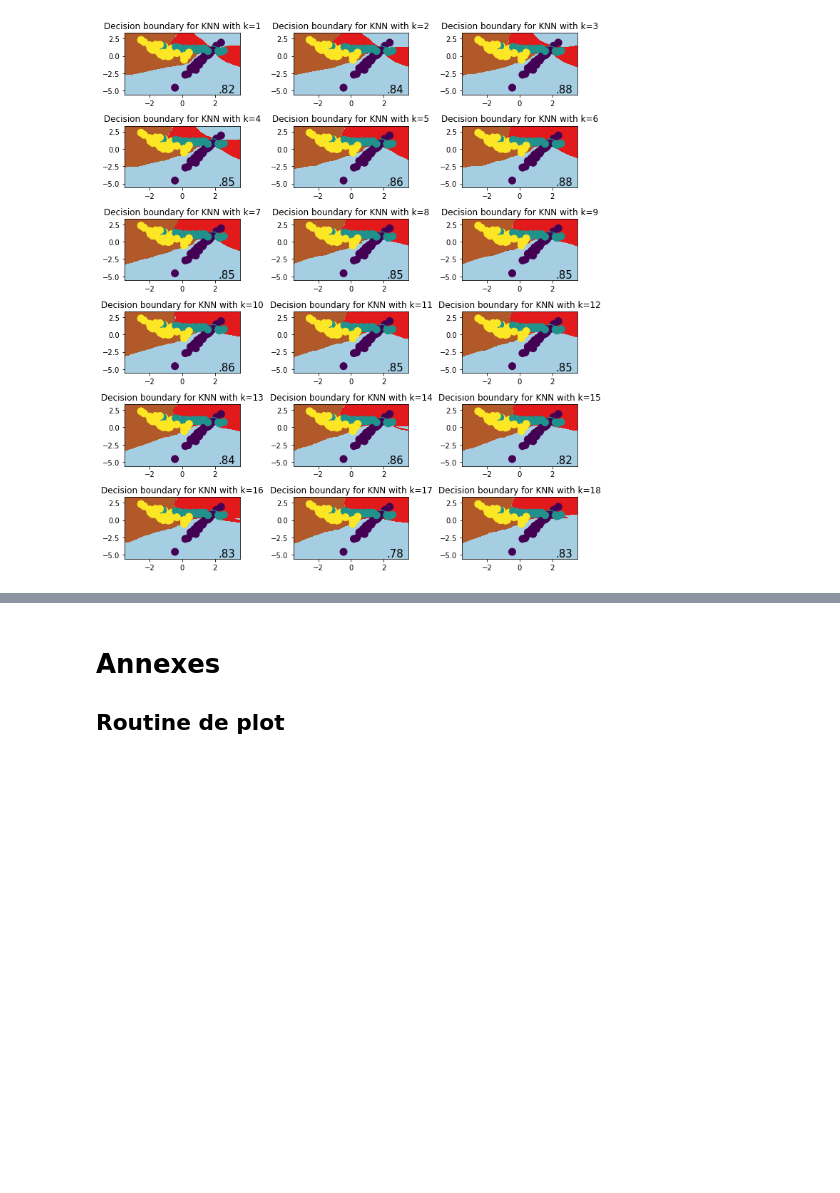
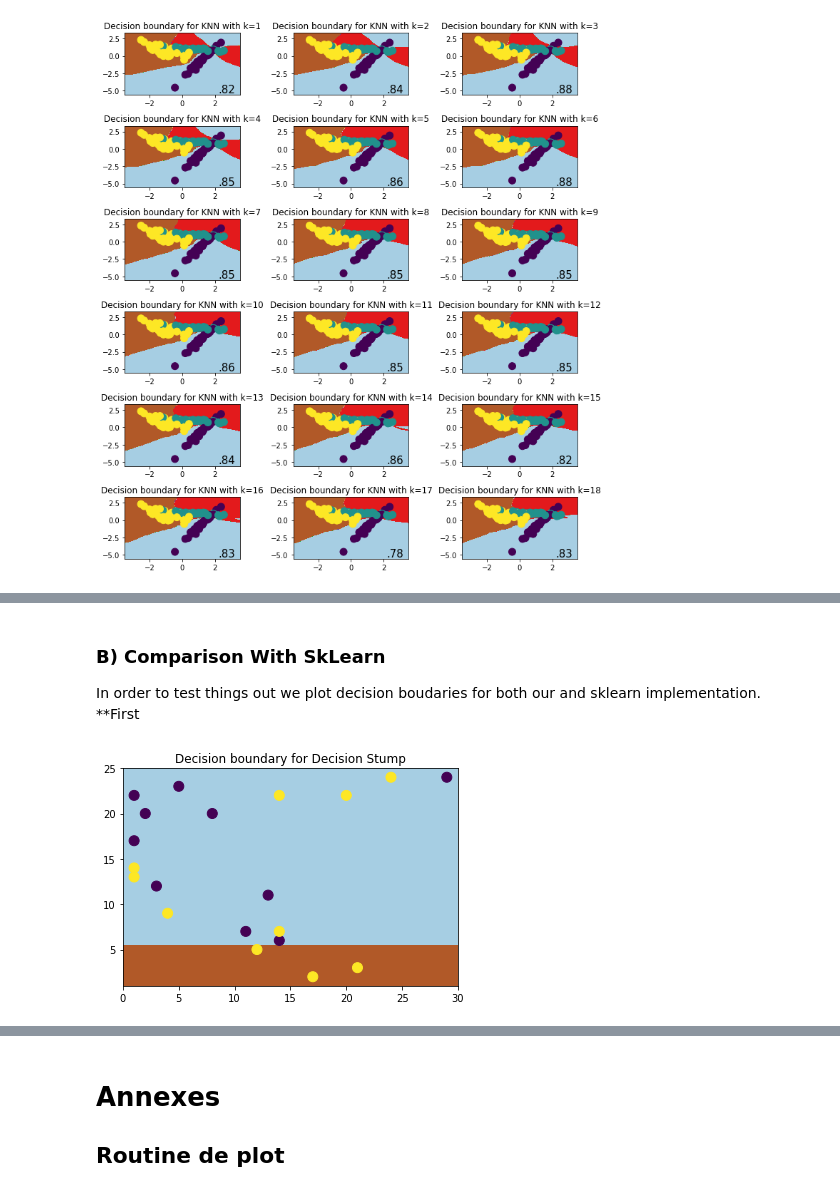
Before and after one commit to cosmo-sterin/M1_ENSL, a Jupyter notebook: ML/TP2/Rendu TP2 Tristan Sterin.ipynb, the cells around one changed output, grey strips where cells are left out. Saved outputs shown, nothing was run; the diff lists cells and outputs as text; code cells hidden in the pictures; blank space fills up the shorter version.

```diff
--- a/ML/TP2/Rendu TP2 Tristan Sterin.ipynb
+++ b/ML/TP2/Rendu TP2 Tristan Sterin.ipynb
@@ -28,7 +32,7 @@ class myKNN:
     # With:
     #      -data[i][:-1] = features
     #      -data[i][-1] = label
-    def learn(self, data, p=True):
+    def learn(self, data, p=True, distro=None):
         self._data = np.copy(data)
         if p:
             print("Done")
@@ -56,14 +60,6 @@ class myKNN:
     # for plotting purpose
     def name(self):
         return "KNN with k="+str(self._k)
-
-    # for cross val purpose
-    # sample is a matrix of labeled examples
-    def get_score_on(self, sample):
-        prediction = self.predict(sample[:,:-1])
-        labels = sample[:,-1:].squeeze()
-        success = (prediction == labels).sum()
-        return success/len(sample)
 # %% [markdown]
 ## 2) Tests
 ### a) Moons dataset
@@ -206,0 +319,16 @@ plt.show()
+# %% [markdown]
+### B) Comparison With SkLearn
+In order to test things out we plot decision boudaries for both our and sklearn implementation.
+**First
+# %%
+nb_points = 20
+A = np.random.randint(1,30,(nb_points,2)).astype(float)
+labels = np.random.choice(2,nb_points)
+uni = 1./(nb_points)*np.ones(nb_points)
+stump = myStump()
+stump.learn(np.c_[A,labels],uni)
+ax = plt.subplot(1,1,1)
+plot_frontiere(stump,A,labels,ax)
+plt.show()
+# %% [output]
+[figure, added]
```
Also changed, not shown: parts of 17 cells of this notebook.
